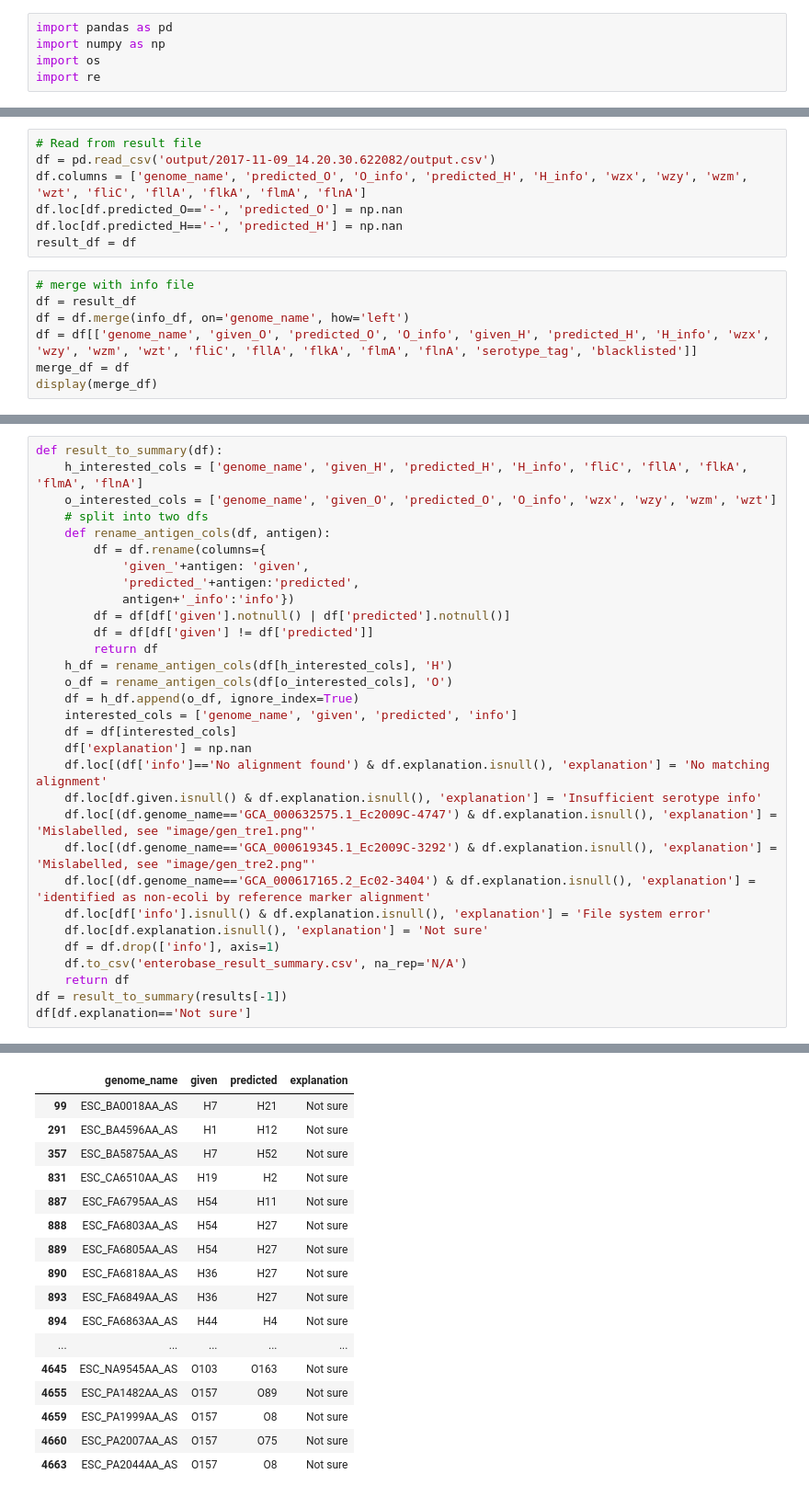
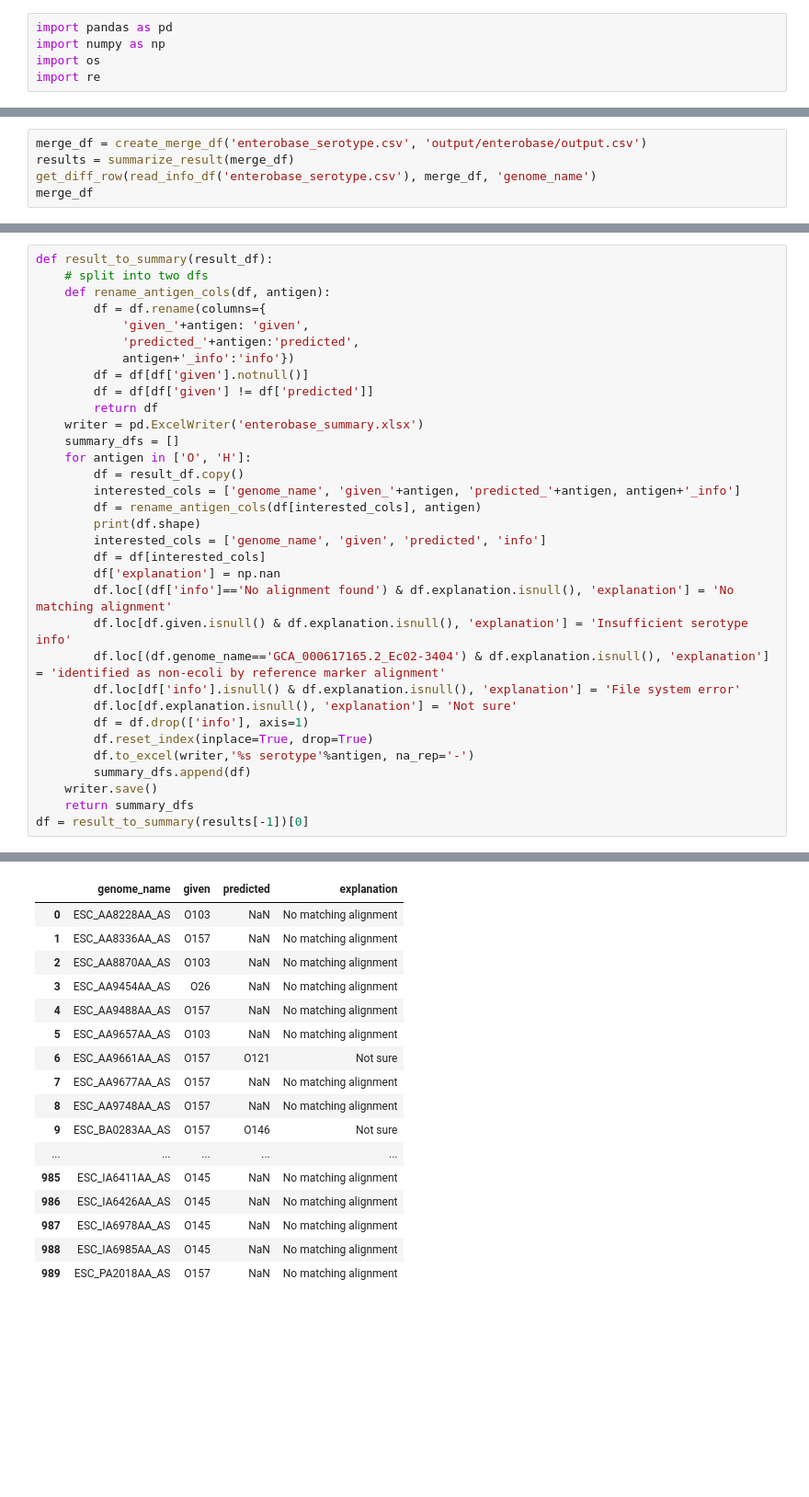
Before and after one commit to phac-nml/ecoli_serotyping, a Jupyter notebook: validation/Enterobase Validation Analysis.ipynb, the cells around one changed output, grey strips where cells are left out. Shown at 92% size. Cells and saved outputs as stored; diff of their text form; blank space fills up the shorter version.

```diff
--- a/validation/Enterobase Validation Analysis.ipynb
+++ b/validation/Enterobase Validation Analysis.ipynb
@@ -130,14 +160,0 @@ def summarize_result(result_df):
-# %%
-# Read from result file
-df = pd.read_csv('output/2017-11-09_14.20.30.622082/output.csv')
-df.columns = ['genome_name', 'predicted_O', 'O_info', 'predicted_H', 'H_info', 'wzx', 'wzy', 'wzm', 'wzt', 'fliC', 'fllA', 'flkA', 'flmA', 'flnA']
-df.loc[df.predicted_O=='-', 'predicted_O'] = np.nan
-df.loc[df.predicted_H=='-', 'predicted_H'] = np.nan
-result_df = df
-# %%
-# merge with info file
-df = result_df
-df = df.merge(info_df, on='genome_name', how='left')
-df = df[['genome_name', 'given_O', 'predicted_O', 'O_info', 'given_H', 'predicted_H', 'H_info', 'wzx', 'wzy', 'wzm', 'wzt', 'fliC', 'fllA', 'flkA', 'flmA', 'flnA', 'serotype_tag', 'blacklisted']]
-merge_df = df
-display(merge_df)
@@ -183,0 +161,5 @@ results[-1].to_csv('enterobase_result.csv')
+# %%
+merge_df = create_merge_df('enterobase_serotype.csv', 'output/enterobase/output.csv')
+results = summarize_result(merge_df)
+get_diff_row(read_info_df('enterobase_serotype.csv'), merge_df, 'genome_name')
+merge_df
@@ -184,32 +223,34 @@ results[-1].to_csv('enterobase_result.csv')
 # %%
-def result_to_summary(df):
-    h_interested_cols = ['genome_name', 'given_H', 'predicted_H', 'H_info', 'fliC', 'fllA', 'flkA', 'flmA', 'flnA']
-    o_interested_cols = ['genome_name', 'given_O', 'predicted_O', 'O_info', 'wzx', 'wzy', 'wzm', 'wzt']
+def result_to_summary(result_df):
     # split into two dfs
     def rename_antigen_cols(df, antigen):
         df = df.rename(columns={
             'given_'+antigen: 'given',
             'predicted_'+antigen:'predicted',
             antigen+'_info':'info'})
-        df = df[df['given'].notnull() | df['predicted'].notnull()]
+        df = df[df['given'].notnull()]
         df = df[df['given'] != df['predicted']]
         return df
-    h_df = rename_antigen_cols(df[h_interested_cols], 'H')
-    o_df = rename_antigen_cols(df[o_interested_cols], 'O')
-    df = h_df.append(o_df, ignore_index=True)
-    interested_cols = ['genome_name', 'given', 'predicted', 'info']
-    df = df[interested_cols]
-    df['explanation'] = np.nan
-    df.loc[(df['info']=='No alignment found') & df.explanation.isnull(), 'explanation'] = 'No matching alignment'
-    df.loc[df.given.isnull() & df.explanation.isnull(), 'explanation'] = 'Insufficient serotype info'
-    df.loc[(df.genome_name=='GCA_000632575.1_Ec2009C-4747') & df.explanation.isnull(), 'explanation'] = 'Mislabelled, see "image/gen_tre1.png"'
-    df.loc[(df.genome_name=='GCA_000619345.1_Ec2009C-3292') & df.explanation.isnull(), 'explanation'] = 'Mislabelled, see "image/gen_tre2.png"'
-    df.loc[(df.genome_name=='GCA_000617165.2_Ec02-3404') & df.explanation.isnull(), 'explanation'] = 'identified as non-ecoli by reference marker alignment'
-    df.loc[df['info'].isnull() & df.explanation.isnull(), 'explanation'] = 'File system error'
-    df.loc[df.explanation.isnull(), 'explanation'] = 'Not sure'
-    df = df.drop(['info'], axis=1)
-    df.to_csv('enterobase_result_summary.csv', na_rep='N/A')
-    return df
-df = result_to_summary(results[-1])
-df[df.explanation=='Not sure']
+    writer = pd.ExcelWriter('enterobase_summary.xlsx')
+    summary_dfs = []
+    for antigen in ['O', 'H']:
+        df = result_df.copy()
+        interested_cols = ['genome_name', 'given_'+antigen, 'predicted_'+antigen, antigen+'_info']
+        df = rename_antigen_cols(df[interested_cols], antigen)
+        print(df.shape)
+        interested_cols = ['genome_name', 'given', 'predicted', 'info']
+        df = df[interested_cols]
+        df['explanation'] = np.nan
+        df.loc[(df['info']=='No alignment found') & df.explanation.isnull(), 'explanation'] = 'No matching alignment'
+        df.loc[df.given.isnull() & df.explanation.isnull(), 'explanation'] = 'Insufficient serotype info'
+        df.loc[(df.genome_name=='GCA_000617165.2_Ec02-3404') & df.explanation.isnull(), 'explanation'] = 'identified as non-ecoli by reference marker alignment'
+        df.loc[df['info'].isnull() & df.explanation.isnull(), 'explanation'] = 'File system error'
+        df.loc[df.explanation.isnull(), 'explanation'] = 'Not sure'
+        df = df.drop(['info'], axis=1)
+        df.reset_index(inplace=True, drop=True)
+        df.to_excel(writer,'%s serotype'%antigen, na_rep='-')
+        summary_dfs.append(df)
+    writer.save()
+    return summary_dfs
+df = result_to_summary(results[-1])[0]
 # %% [output]
@@ -216,17 +259,17 @@ df[df.explanation=='Not sure']
 |  | genome_name | given | predicted | explanation |
-| 99 | ESC_BA0018AA_AS | H7 | H21 | Not sure |
-| 291 | ESC_BA4596AA_AS | H1 | H12 | Not sure |
-| 357 | ESC_BA5875AA_AS | H7 | H52 | Not sure |
-| 831 | ESC_CA6510AA_AS | H19 | H2 | Not sure |
-| 887 | ESC_FA6795AA_AS | H54 | H11 | Not sure |
-| 888 | ESC_FA6803AA_AS | H54 | H27 | Not sure |
-| 889 | ESC_FA6805AA_AS | H54 | H27 | Not sure |
-| 890 | ESC_FA6818AA_AS | H36 | H27 | Not sure |
-| 893 | ESC_FA6849AA_AS | H36 | H27 | Not sure |
-| 894 | ESC_FA6863AA_AS | H44 | H4 | Not sure |
+| 0 | ESC_AA8228AA_AS | O103 | NaN | No matching alignment |
+| 1 | ESC_AA8336AA_AS | O157 | NaN | No matching alignment |
+| 2 | ESC_AA8870AA_AS | O103 | NaN | No matching alignment |
+| 3 | ESC_AA9454AA_AS | O26 | NaN | No matching alignment |
+| 4 | ESC_AA9488AA_AS | O157 | NaN | No matching alignment |
+| 5 | ESC_AA9657AA_AS | O103 | NaN | No matching alignment |
+| 6 | ESC_AA9661AA_AS | O157 | O121 | Not sure |
+| 7 | ESC_AA9677AA_AS | O157 | NaN | No matching alignment |
+| 8 | ESC_AA9748AA_AS | O157 | NaN | No matching alignment |
+| 9 | ESC_BA0283AA_AS | O157 | O146 | Not sure |
 | ... | ... | ... | ... | ... |
-| 4645 | ESC_NA9545AA_AS | O103 | O163 | Not sure |
-| 4655 | ESC_PA1482AA_AS | O157 | O89 | Not sure |
-| 4659 | ESC_PA1999AA_AS | O157 | O8 | Not sure |
-| 4660 | ESC_PA2007AA_AS | O157 | O75 | Not sure |
-| 4663 | ESC_PA2044AA_AS | O157 | O8 | Not sure |
+| 985 | ESC_IA6411AA_AS | O145 | NaN | No matching alignment |
+| 986 | ESC_IA6426AA_AS | O145 | NaN | No matching alignment |
+| 987 | ESC_IA6978AA_AS | O145 | NaN | No matching alignment |
+| 988 | ESC_IA6985AA_AS | O145 | NaN | No matching alignment |
+| 989 | ESC_PA2018AA_AS | O157 | NaN | No matching alignment |
```
Also changed, not shown: parts of 8 cells of this notebook, 2 other files.
